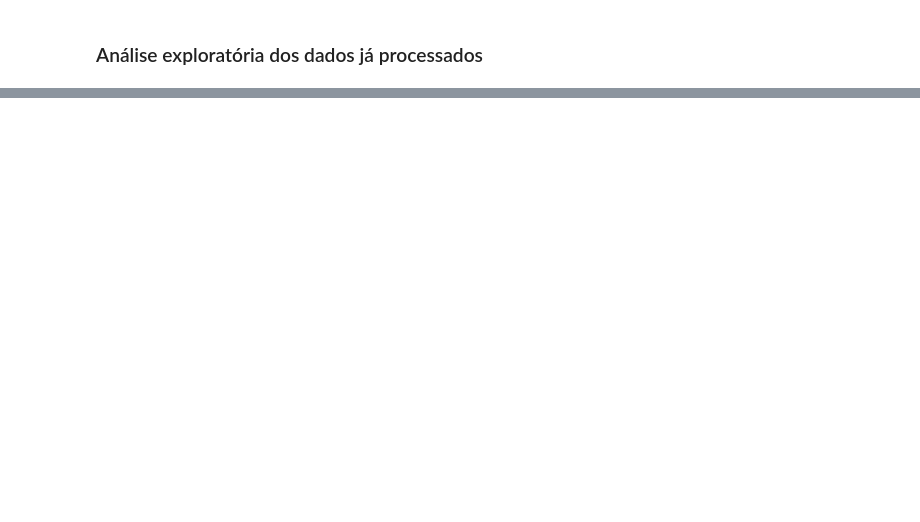
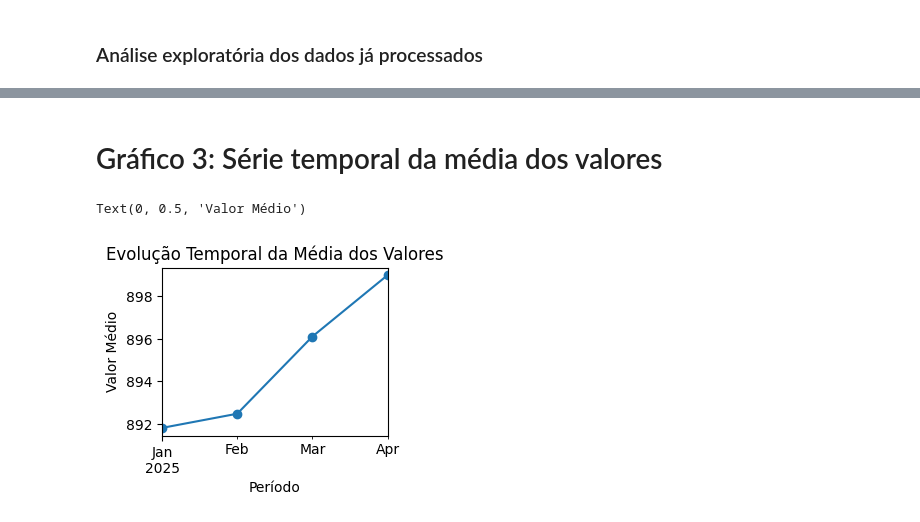
Before and after one commit to Imbob-Plataform/Sinapi-analysis, a Jupyter notebook: notebooks/02_analise_exploratoria.ipynb, the cells around one changed output, grey strips where cells are left out. Drawn from its saved outputs; the diff is of its cells as text; code cells hidden in the pictures; blank space fills up the shorter version.

```diff
--- a/notebooks/02_analise_exploratoria.ipynb
+++ b/notebooks/02_analise_exploratoria.ipynb
@@ -42,0 +127,12 @@ memory usage: 921.4+ KB
+# %% [markdown]
+# Gráfico 3: Série temporal da média dos valores
+# %%
+plt.subplot(2,2,3)
+mean_val_periodo = df.groupby('periodo_dt')['valor'].mean()
+mean_val_periodo.plot(marker='o', linestyle='-')
+plt.title('Evolução Temporal da Média dos Valores')
+plt.xlabel('Período')
+plt.ylabel('Valor Médio')
+# %% [output]
+Text(0, 0.5, 'Valor Médio')
+[figure, added]
```
Also changed, not shown: parts of 13 cells of this notebook, 4 other files.
